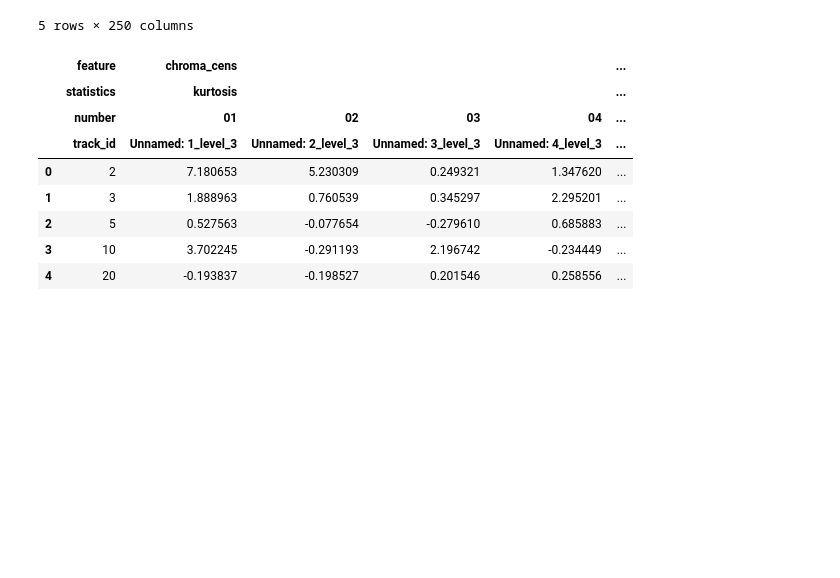
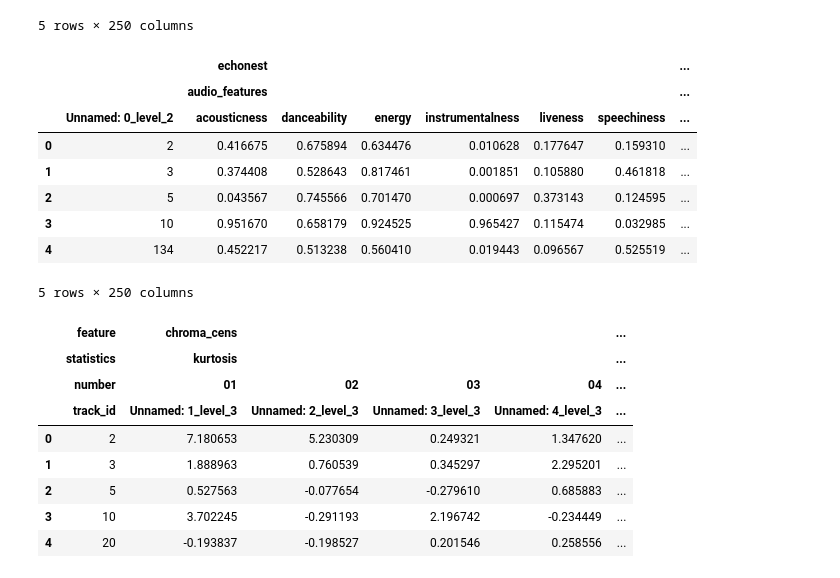
Before and after one commit to TTimTT/NTDS_Project, a Jupyter notebook: milestones_1/Tim_network_properties.ipynb, the cells around one changed output. Drawn from its saved outputs; the diff is of its cells as text; code cells hidden in the pictures; blank space fills up the shorter version.

```diff
--- a/milestones_1/Tim_network_properties.ipynb
+++ b/milestones_1/Tim_network_properties.ipynb
@@ -79,6 +93,34 @@ echonest.head(5)
 | 3 | 10 | 0.951670 | 0.658179 | 0.924525 | 0.965427 | ... |
 | 4 | 134 | 0.452217 | 0.513238 | 0.560410 | 0.019443 | ... |
 5 rows × 250 columns
+# %%
+# Copy & removing useless columns labels in level 2
+echonest_cleaned = echonest.copy()
+echonest_cleaned.columns = echonest_cleaned.columns.droplevel(level=3)
+
+# TODO BEURKKK pas bien xD
+# Need to create a dictionnary to rename the first columns :-/
+d1 = dict(zip(echonest_cleaned.columns.levels[0], ['']))
+d2 = dict(zip(echonest_cleaned.columns.levels[1], ['']))
+d3 = dict(zip(echonest_cleaned.columns.levels[2], ['track_id']))
+
+#foo = gla.rename(columns = {0: 'GLAAAA'}, level=0) # should work normally
+echonest_cleaned = echonest_cleaned.rename(columns=d1, level=0)
+echonest_cleaned = echonest_cleaned.rename(columns=d2, level=1)
+echonest_cleaned = echonest_cleaned.rename(columns=d3, level=2) # BUGGG TODO
+
+
+echonest_cleaned.head(5)
+# %% [output]
+|  |  | echonest |  |  |  |  |  | ... |
+|  |  | audio_features |  |  |  |  |  | ... |
+|  | Unnamed: 0_level_2 | acousticness | danceability | energy | instrumentalness | liveness | speechiness | ... |
+| 0 | 2 | 0.416675 | 0.675894 | 0.634476 | 0.010628 | 0.177647 | 0.159310 | ... |
+| 1 | 3 | 0.374408 | 0.528643 | 0.817461 | 0.001851 | 0.105880 | 0.461818 | ... |
+| 2 | 5 | 0.043567 | 0.745566 | 0.701470 | 0.000697 | 0.373143 | 0.124595 | ... |
+| 3 | 10 | 0.951670 | 0.658179 | 0.924525 | 0.965427 | 0.115474 | 0.032985 | ... |
+| 4 | 134 | 0.452217 | 0.513238 | 0.560410 | 0.019443 | 0.096567 | 0.525519 | ... |
+5 rows × 250 columns
 # %%
 features.head(5)
 # %% [output]
```
Also changed, not shown: parts of 3 cells of this notebook.
